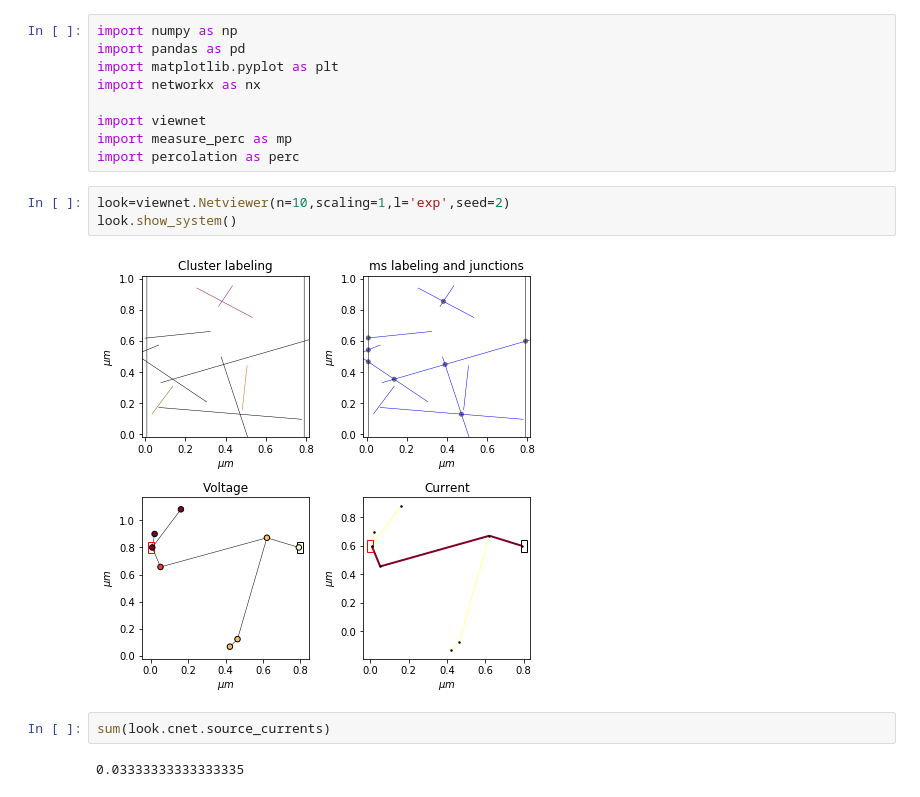
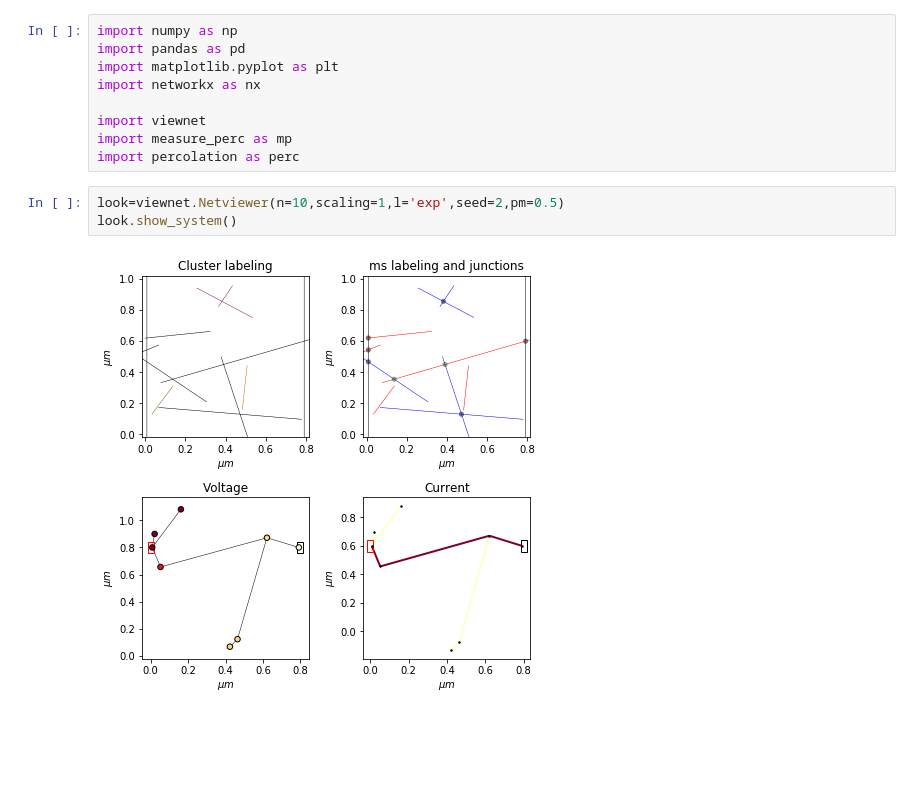
Before and after one commit to leobrowning92/networksim-cntfet, a Jupyter notebook: scrapbook.ipynb, the cells around one changed output. Drawn from its saved outputs; the diff is of its cells as text; blank space fills up the shorter version.

```diff
--- a/scrapbook.ipynb
+++ b/scrapbook.ipynb
@@ -8,11 +8,7 @@ import viewnet
 import measure_perc as mp
 import percolation as perc
 # %%
-look=viewnet.Netviewer(n=10,scaling=1,l='exp',seed=2)
+look=viewnet.Netviewer(n=10,scaling=1,l='exp',seed=2,pm=0.5)
 look.show_system()
 # %% [output]
-[figure, old version]
+[figure, new version]
-# %%
-sum(look.cnet.source_currents)
-# %% [output]
-0.03333333333333335
```
Also changed, not shown: 4 other files.
